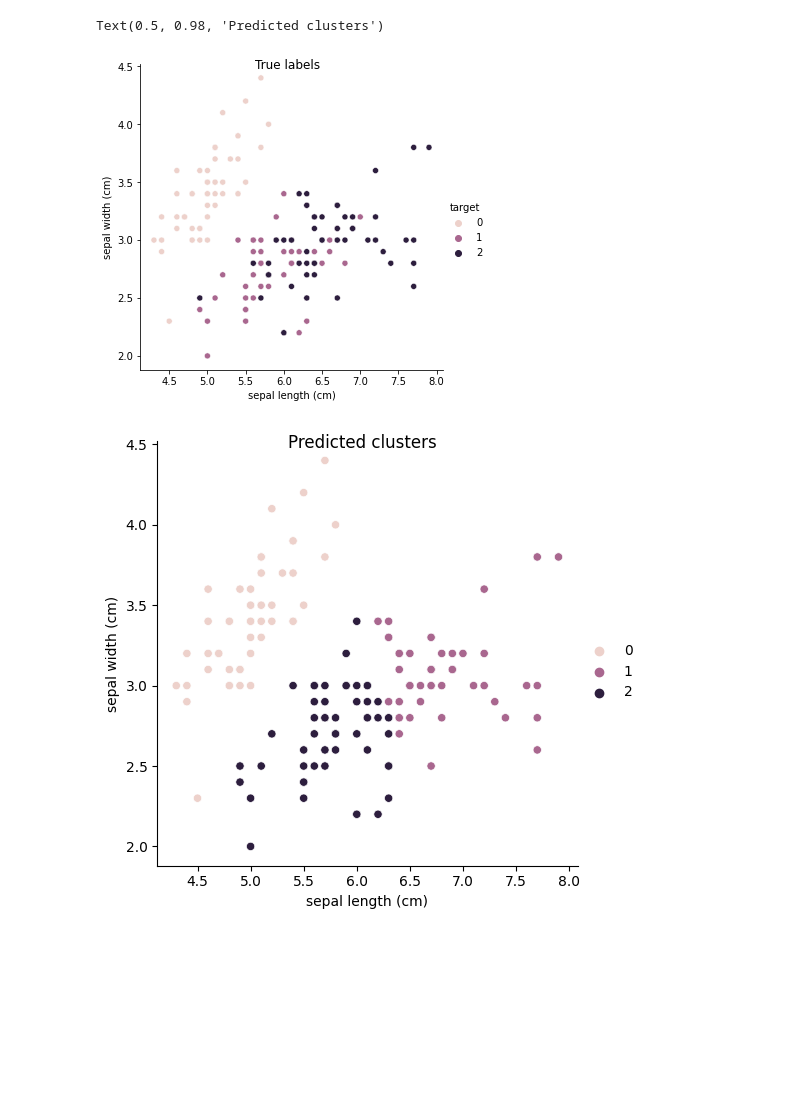
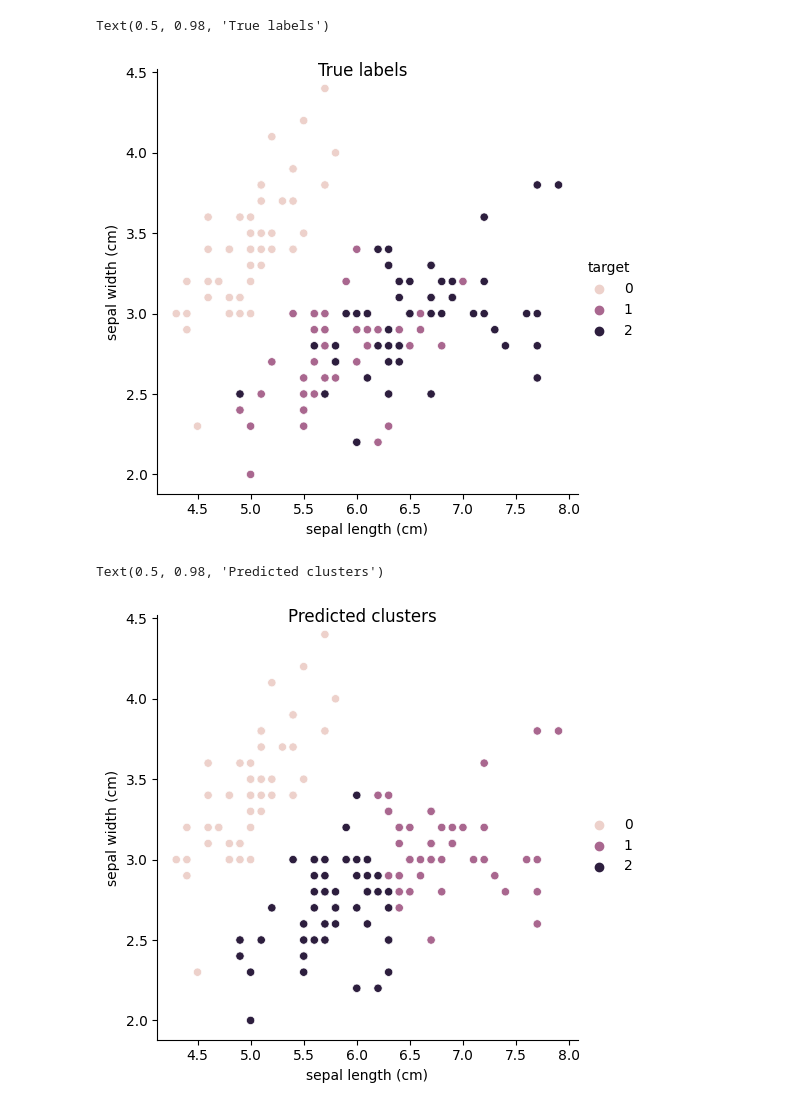
Before and after one commit to anhelus/pcs, a Jupyter notebook: docs/material/03_ml_sklearn/20_clustering/solution.ipynb, the cells around one changed output. Saved outputs shown, nothing was run; the diff lists cells and outputs as text; code cells hidden in the pictures; blank space fills up the shorter version.

```diff
--- a/docs/material/03_ml_sklearn/20_clustering/solution.ipynb
+++ b/docs/material/03_ml_sklearn/20_clustering/solution.ipynb
@@ -7,30 +7,32 @@ from sklearn.datasets import load_iris, make_blobs
 # %%
 # Esercizio 20.1
 iris = load_iris(as_frame=True)
 data = iris.data
 targets = iris.target
 X = data.loc[:, ('sepal length (cm)', 'sepal width (cm)')].values
 N_CLUSTERS = 3
 kmeans = KMeans(n_clusters=N_CLUSTERS)
 kmeans.fit(X)
 labels = sns.relplot(
     data=data,
     x='sepal length (cm)',
     y='sepal width (cm)',
     hue=targets)
-labels.fig.suptitle('True labels')
-
-y_pred = kmeans.predict(X)
-predictions = sns.relplot(
-    data=data,
-    x='sepal length (cm)',
-    y='sepal width (cm)',
-    hue=y_pred)
-predictions.fig.suptitle('Predicted clusters')
+labels.fig.suptitle('Label veri')
 # %% [output]
-Text(0.5, 0.98, 'Predicted clusters')
+Text(0.5, 0.98, 'True labels')
-[figure, old version]
+[figure, new version]
-[figure, removed]
+# %%
+y_pred = kmeans.predict(X)
+predictions = sns.relplot(
+    data=data,
+    x='sepal length (cm)',
+    y='sepal width (cm)',
+    hue=y_pred)
+predictions.fig.suptitle('Label predetti dal clustering')
+# %% [output]
+Text(0.5, 0.98, 'Predicted clusters')
+[figure, added]
 # %%
 # Esercizio 20.2
 # Ottengo le distanze
```
Also changed, not shown: parts of 12 cells of this notebook, 13 other files.
